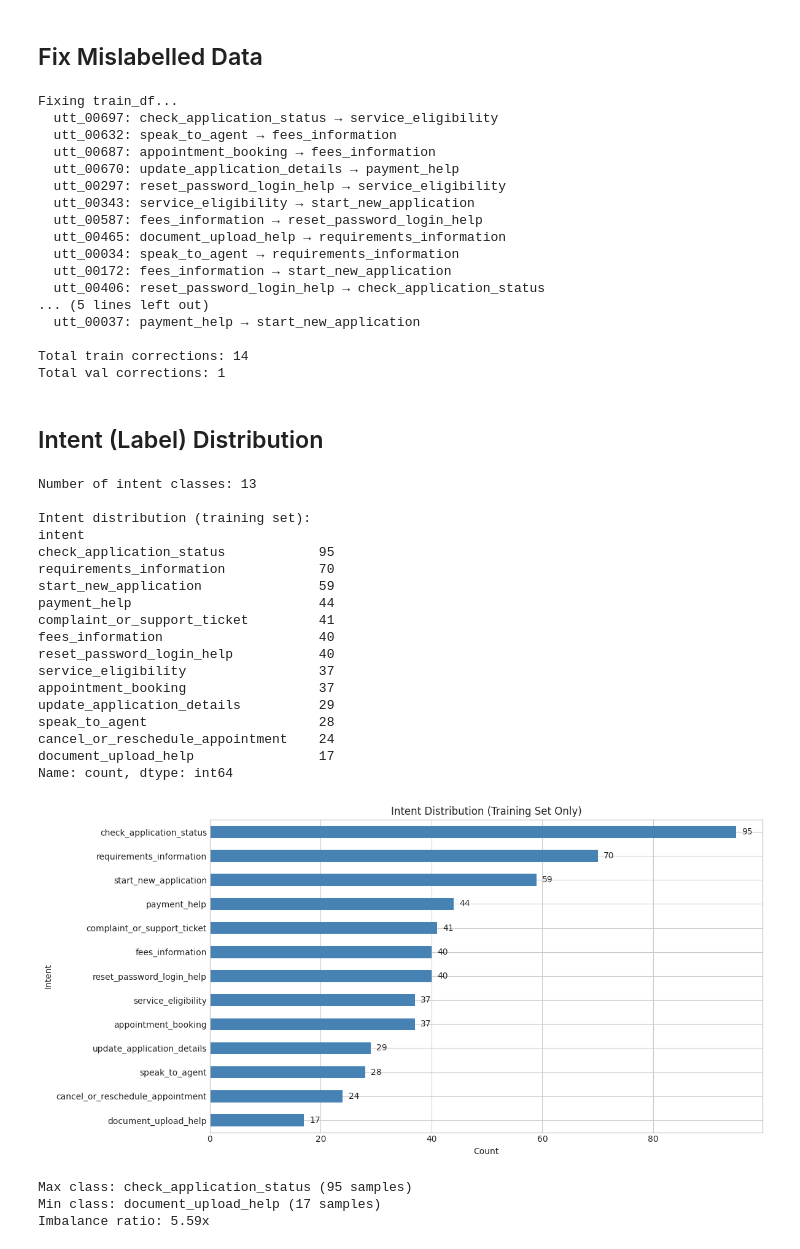
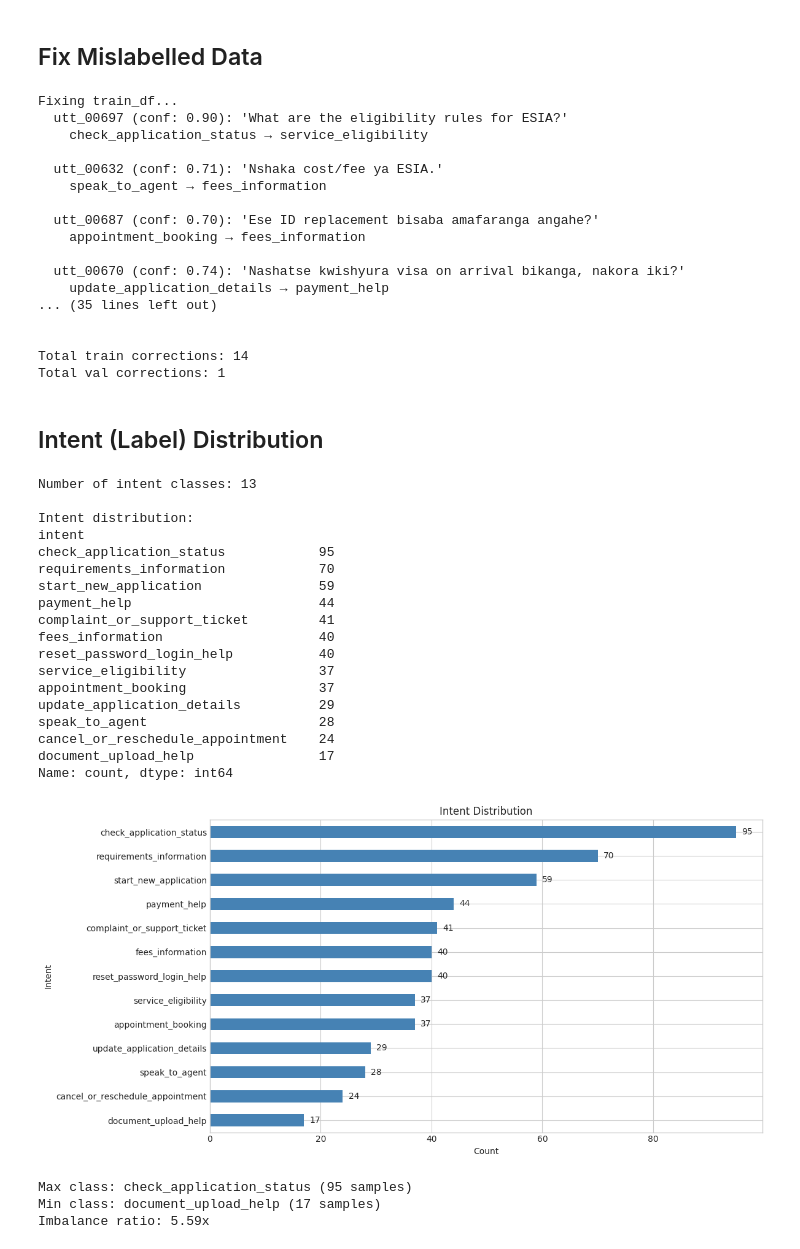
Before and after one commit to chukwujekwu-code/voice-ai-intent-classifier, a Jupyter notebook: notebooks/eda.ipynb, the cells around one changed output. Cells and saved outputs as stored; diff of their text form; code cells hidden in the pictures.

```diff
--- a/notebooks/eda.ipynb
+++ b/notebooks/eda.ipynb
@@ -126,51 +160,59 @@ print("Fixing train_df...")
 for utt_id, correct_intent in train_corrections.items():
     mask = train_df['utterance_id'] == utt_id
     if mask.sum() > 0:
-        old_intent = train_df.loc[mask, 'intent'].values[0]
+        row = train_df.loc[mask].iloc[0]
+        old_intent = row['intent']
+        utterance_text = row['utterance_text']
+        asr_confidence = row['asr_confidence']
         train_df.loc[mask, 'intent'] = correct_intent
-        print(f"  {utt_id}: {old_intent} → {correct_intent}")
+        print(f"  {utt_id} (conf: {asr_confidence:.2f}): '{utterance_text}'")
+        print(f"    {old_intent} → {correct_intent}\n")
 
 # Apply to val_df
 print("\nFixing val_df...")
 for utt_id, correct_intent in val_corrections.items():
     mask = val_df['utterance_id'] == utt_id
     if mask.sum() > 0:
-        old_intent = val_df.loc[mask, 'intent'].values[0]
+        row = val_df.loc[mask].iloc[0]
+        old_intent = row['intent']
+        utterance_text = row['utterance_text']
+        asr_confidence = row['asr_confidence']
         val_df.loc[mask, 'intent'] = correct_intent
-        print(f"  {utt_id}: {old_intent} → {correct_intent}")
+        print(f"  {utt_id} (conf: {asr_confidence:.2f}): '{utterance_text}'")
+        print(f"    {old_intent} → {correct_intent}\n")
 
 print(f"\nTotal train corrections: {len(train_corrections)}")
 print(f"Total val corrections: {len(val_corrections)}")
 # %% [output]
 Fixing train_df...
-  utt_00697: check_application_status → service_eligibility
-  utt_00632: speak_to_agent → fees_information
-  utt_00687: appointment_booking → fees_information
-  utt_00670: update_application_details → payment_help
-  utt_00297: reset_password_login_help → service_eligibility
-  utt_00343: service_eligibility → start_new_application
-  utt_00587: fees_information → reset_password_login_help
-  utt_00465: document_upload_help → requirements_information
-  utt_00034: speak_to_agent → requirements_information
-  utt_00172: fees_information → start_new_application
-  utt_00406: reset_password_login_help → check_application_status
-... (5 lines left out)
-  utt_00037: payment_help → start_new_application
+  utt_00697 (conf: 0.90): 'What are the eligibility rules for ESIA?'
+    check_application_status → service_eligibility
+
+  utt_00632 (conf: 0.71): 'Nshaka cost/fee ya ESIA.'
+    speak_to_agent → fees_information
+
+  utt_00687 (conf: 0.70): 'Ese ID replacement bisaba amafaranga angahe?'
+    appointment_booking → fees_information
+
+  utt_00670 (conf: 0.74): 'Nashatse kwishyura visa on arrival bikanga, nakora iki?'
+    update_application_details → payment_help
+... (35 lines left out)
+
 
 Total train corrections: 14
 Total val corrections: 1
 # %% [markdown]
 ## Intent (Label) Distribution
 # %%
-# Intent distribution on TRAINING set only
+# Intent distribution
 intent_counts = train_df['intent'].value_counts()
 print(f"Number of intent classes: {len(intent_counts)}")
-print(f"\nIntent distribution (training set):")
+print(f"\nIntent distribution:")
 print(intent_counts)
 # %% [output]
 Number of intent classes: 13
 
-Intent distribution (training set):
+Intent distribution:
 intent
 check_application_status            95
 requirements_information            70
@@ -189,19 +231,19 @@ Name: count, dtype: int64
 # %%
 # Visualize intent distribution
 fig, ax = plt.subplots(figsize=(12, 6))
 intent_counts.plot(kind='barh', ax=ax, color='steelblue')
 ax.set_xlabel('Count')
 ax.set_ylabel('Intent')
-ax.set_title('Intent Distribution (Training Set Only)')
+ax.set_title('Intent Distribution')
 ax.invert_yaxis()
 
 for i, v in enumerate(intent_counts.values):
     ax.text(v + 1, i, str(v), va='center')
 
 plt.tight_layout()
 plt.show()
 # %% [output]
-[figure, old version]
+[figure, new version]
 # %%
 # Class imbalance
 max_class = intent_counts.max()
```
Also changed, not shown: parts of 21 cells of this notebook, 6 other files.
